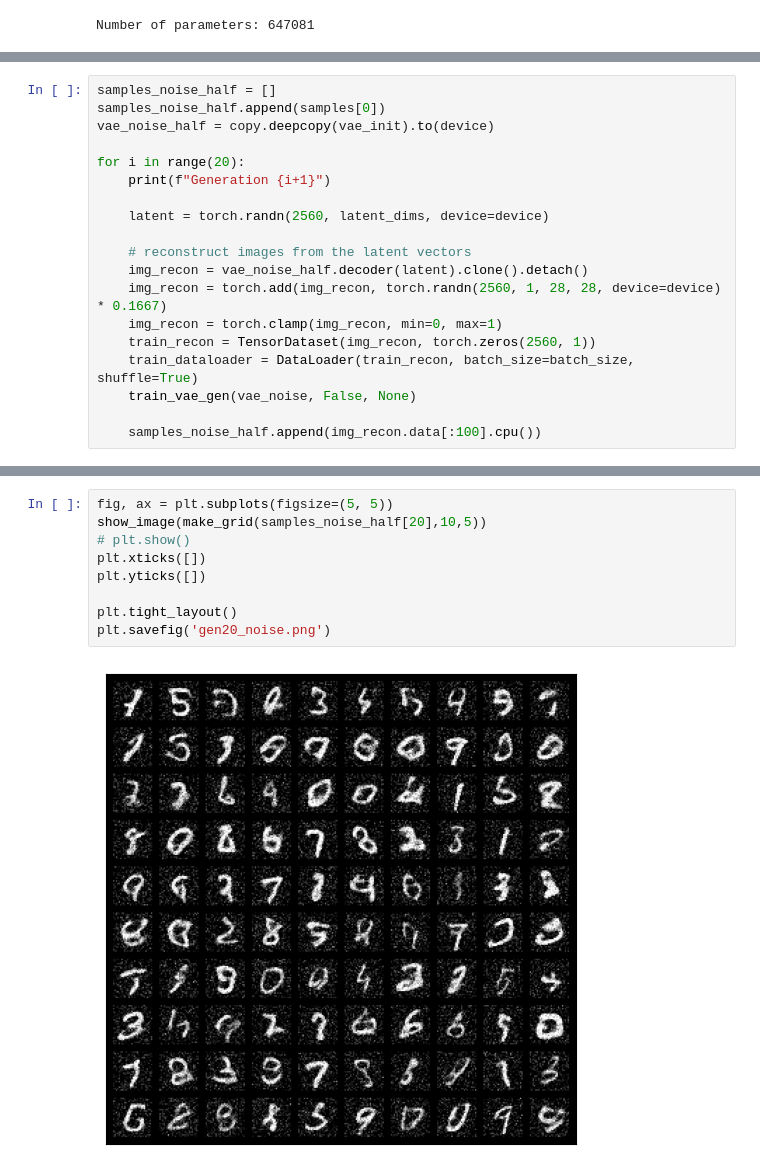
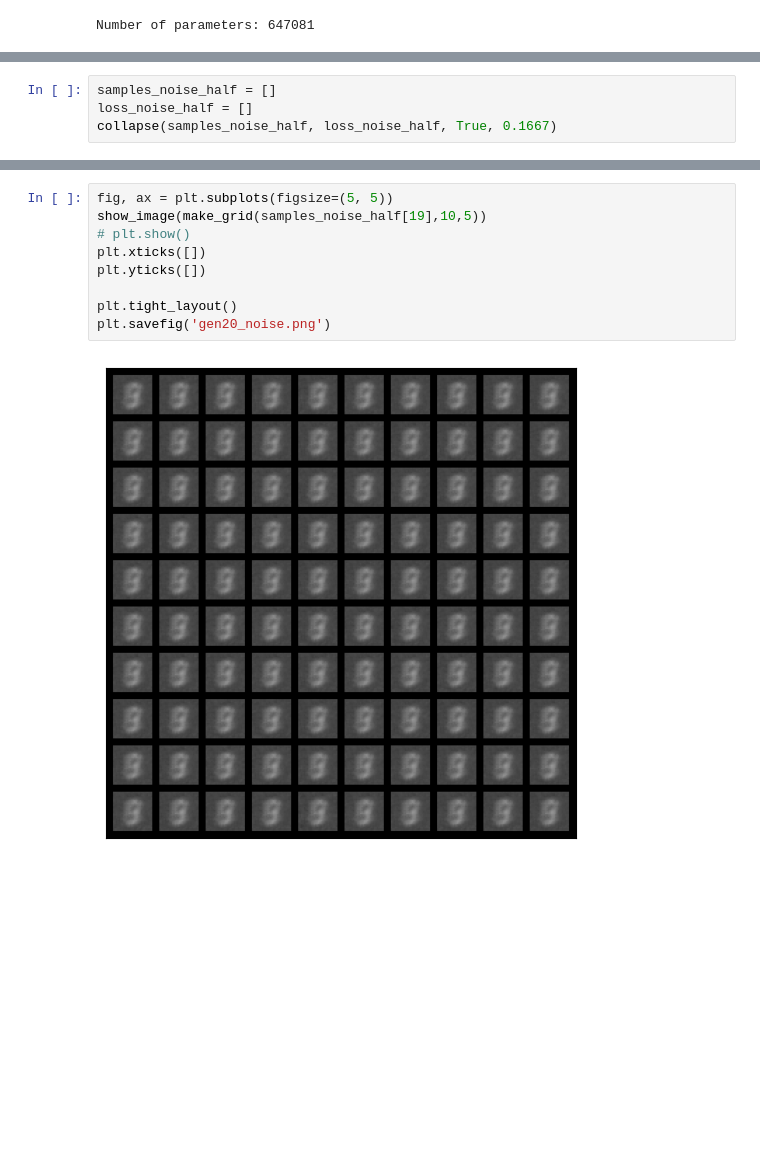
Before and after one commit to kevinngonyc/ModelCollapse, a Jupyter notebook: VAE-MNIST.ipynb, the cells around one changed output, grey strips where cells are left out. Drawn from its saved outputs; the diff is of its cells as text; blank space fills up the shorter version.

Commit message:
fixed noise half

```diff
--- a/VAE-MNIST.ipynb
+++ b/VAE-MNIST.ipynb
@@ -341,22 +352,7 @@ plt.tight_layout()
 # %%
 samples_noise_half = []
-samples_noise_half.append(samples[0])
-vae_noise_half = copy.deepcopy(vae_init).to(device)
-
-for i in range(20):
-    print(f"Generation {i+1}")
-
-    latent = torch.randn(2560, latent_dims, device=device)
-
-    # reconstruct images from the latent vectors
-    img_recon = vae_noise_half.decoder(latent).clone().detach()
-    img_recon = torch.add(img_recon, torch.randn(2560, 1, 28, 28, device=device) * 0.1667)
-    img_recon = torch.clamp(img_recon, min=0, max=1)
-    train_recon = TensorDataset(img_recon, torch.zeros(2560, 1))
-    train_dataloader = DataLoader(train_recon, batch_size=batch_size, shuffle=True)
-    train_vae_gen(vae_noise, False, None)
-
-    samples_noise_half.append(img_recon.data[:100].cpu())
+loss_noise_half = []
+collapse(samples_noise_half, loss_noise_half, True, 0.1667)
 # %% [output]
 Generation 1
 Number of parameters: 647081
@@ -378,11 +385,11 @@ Epoch [30 / 30] average reconstruction error: 68709.015625
 # %%
 fig, ax = plt.subplots(figsize=(5, 5))
-show_image(make_grid(samples_noise_half[20],10,5))
+show_image(make_grid(samples_noise_half[19],10,5))
 # plt.show()
 plt.xticks([])
 plt.yticks([])
 
 plt.tight_layout()
 plt.savefig('gen20_noise.png')
 # %% [output]
-[figure, old version]
+[figure, new version]
```
Also changed, not shown: parts of 18 cells of this notebook, 8 other files.
